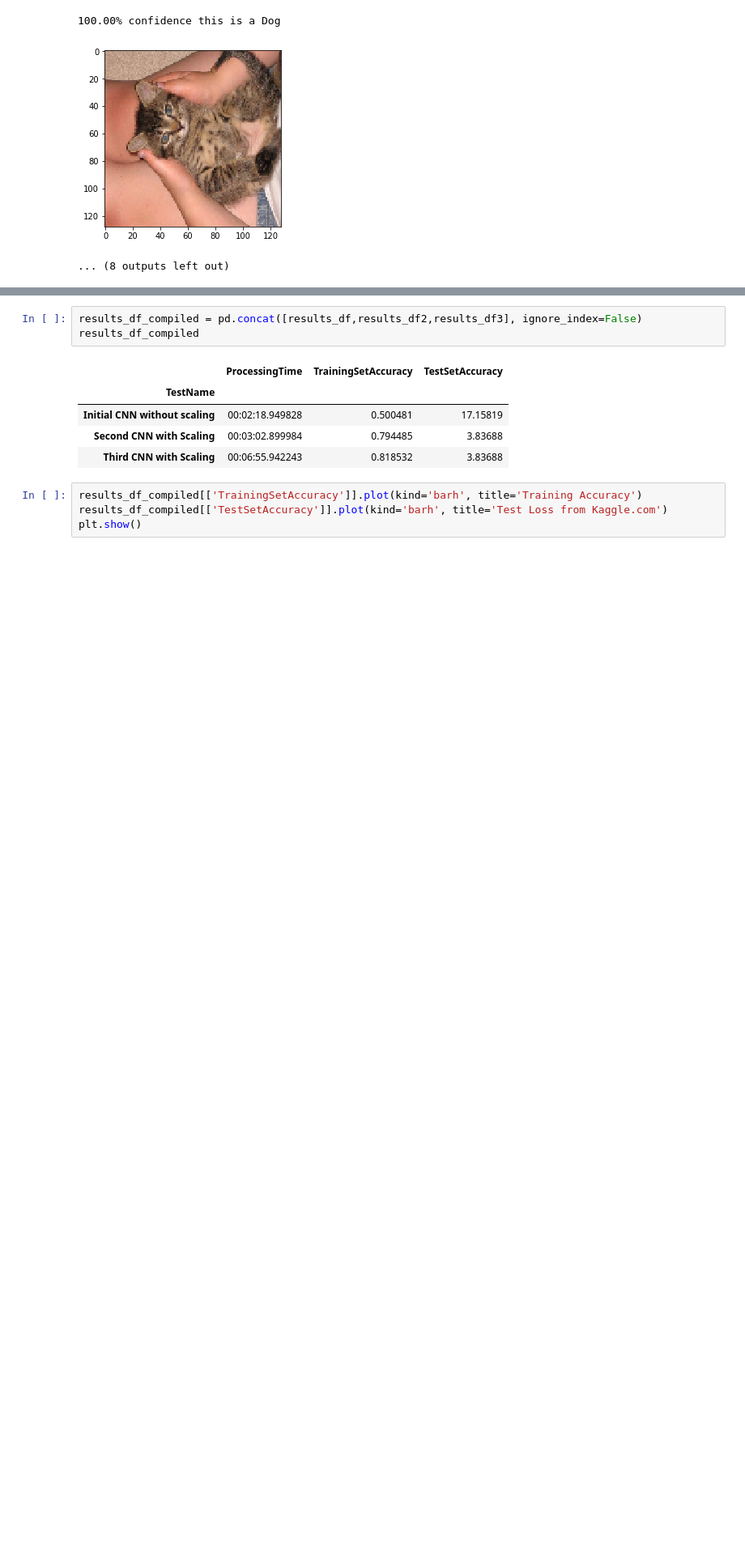
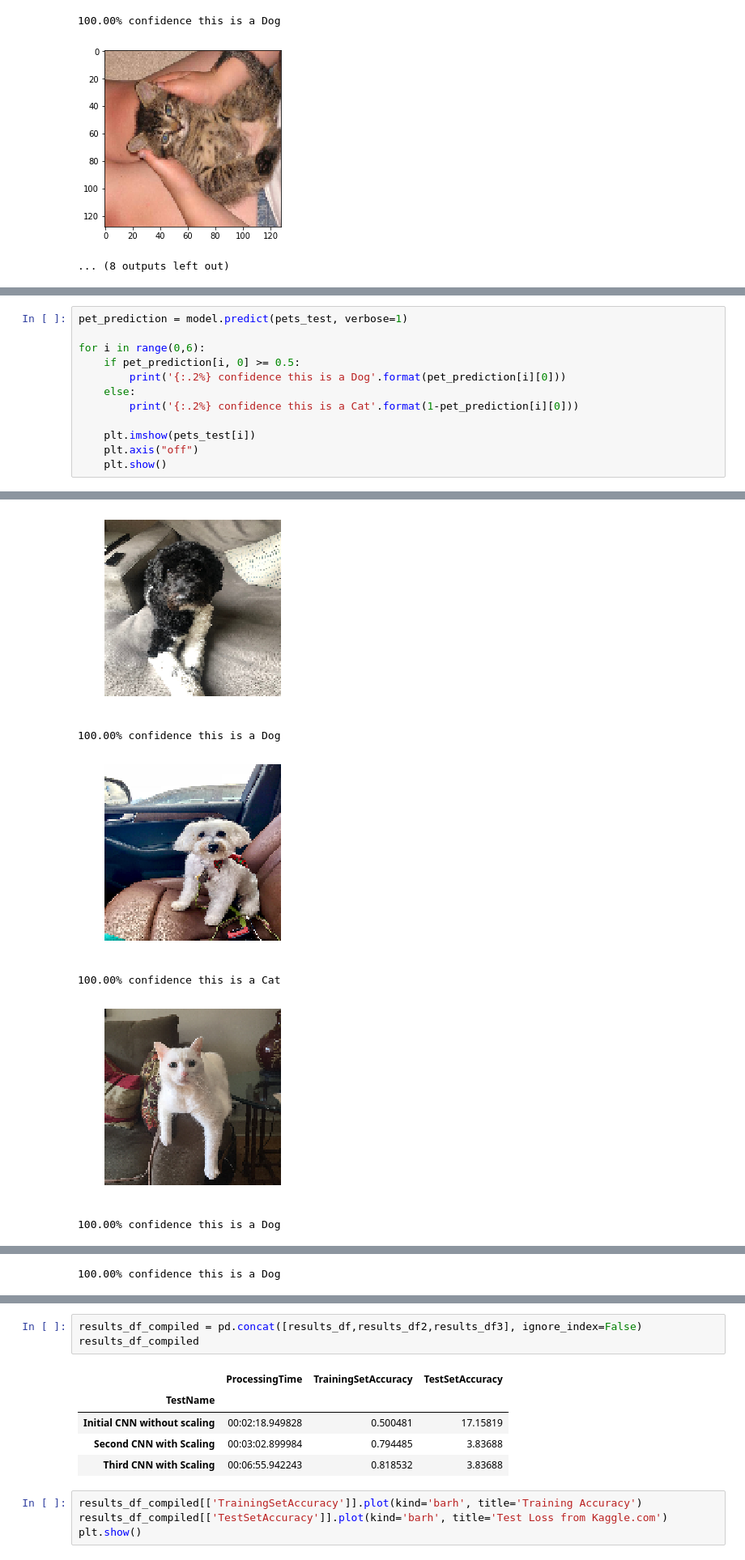
Before and after one commit to eric-pierce/MSDS-422-HW, a Jupyter notebook: epierce_assignment_7.ipynb, the cells around one changed output, grey strips where cells are left out. Shown at 81% size. Cells and saved outputs as stored; diff of their text form; blank space fills up the shorter version.

```diff
--- a/epierce_assignment_7.ipynb
+++ b/epierce_assignment_7.ipynb
@@ -684,0 +696,13 @@ for i in range(0,10):
+# %%
+pet_prediction = model.predict(pets_test, verbose=1)
+
+for i in range(0,6):
+    if pet_prediction[i, 0] >= 0.5:
+        print('{:.2%} confidence this is a Dog'.format(pet_prediction[i][0]))
+    else:
+        print('{:.2%} confidence this is a Cat'.format(1-pet_prediction[i][0]))
+
+    plt.imshow(pets_test[i])
+    plt.axis("off")
+    plt.show()
+# %% [output]
@@ -684,0 +711,6 @@ for i in range(0,10):
+[figure, added]
+100.00% confidence this is a Dog
+[figure, added]
+100.00% confidence this is a Cat
+[figure, added]
+100.00% confidence this is a Dog
@@ -684,0 +718 @@ for i in range(0,10):
+100.00% confidence this is a Dog
```
Also changed, not shown: parts of 9 cells of this notebook.
